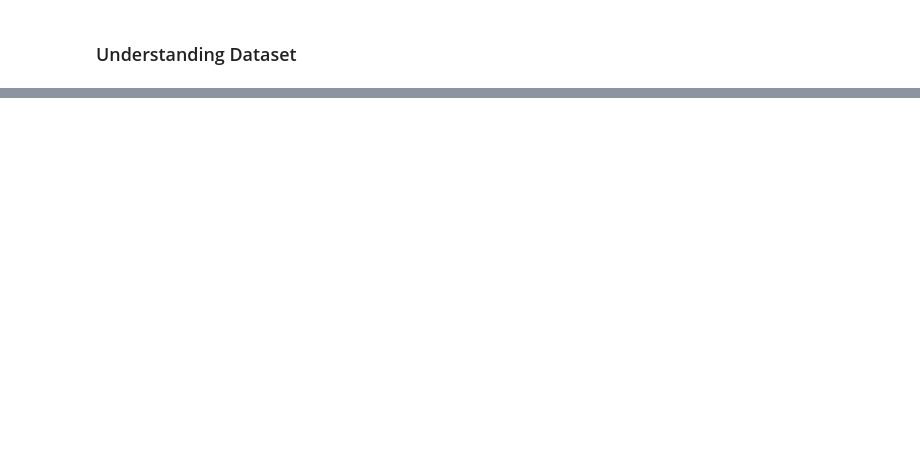
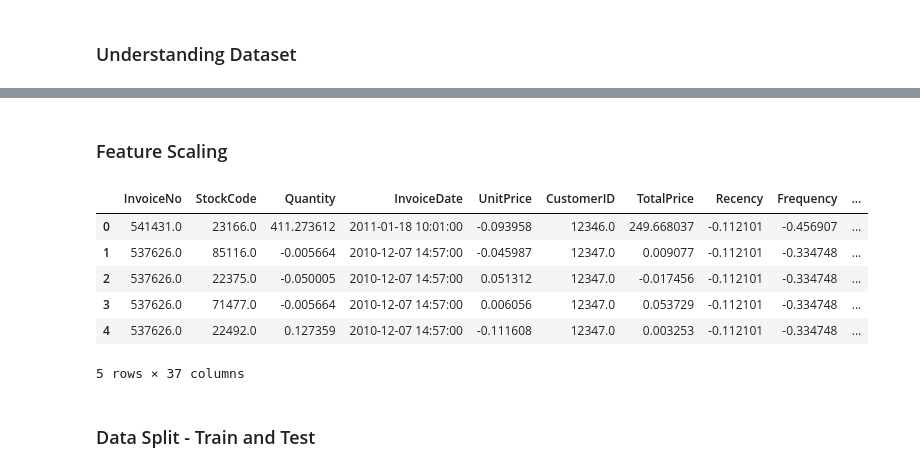
Before and after one commit to Melbinmatheew/Customer-Lifetime-Value-Prediction, a Jupyter notebook: notebook/get_start_ann.ipynb, the cells around one changed output, grey strips where cells are left out. Drawn from its saved outputs; the diff is of its cells as text; code cells hidden in the pictures; blank space fills up the shorter version.

Commit message:
Feature scaling and Feature spliting
- Implement Feature scaling
- Split data into dependent and independent variables
- Select column 'Monetary' for dependent variable.

```diff
--- a/notebook/get_start_ann.ipynb
+++ b/notebook/get_start_ann.ipynb
@@ -113,0 +127,23 @@ memory usage: 102.5+ MB
+# %% [markdown]
+### Feature Scaling
+# %%
+import numpy as np
+from sklearn.preprocessing import StandardScaler
+
+original_cols = ['Monetary', 'TotalPrice', 'Frequency', 'Recency', 'Quantity', 'UnitPrice', 'customer_lifetime_days']
+scaler = StandardScaler()
+
+# Standardize all columns at once (more efficient)
+data[original_cols] = scaler.fit_transform(data[original_cols])
+# %%
+data.head()
+# %% [output]
+|  | InvoiceNo | StockCode | Quantity | InvoiceDate | UnitPrice | CustomerID | TotalPrice | Recency | Frequency | ... |
+| 0 | 541431.0 | 23166.0 | 411.273612 | 2011-01-18 10:01:00 | -0.093958 | 12346.0 | 249.668037 | -0.112101 | -0.456907 | ... |
+| 1 | 537626.0 | 85116.0 | -0.005664 | 2010-12-07 14:57:00 | -0.045987 | 12347.0 | 0.009077 | -0.112101 | -0.334748 | ... |
+| 2 | 537626.0 | 22375.0 | -0.050005 | 2010-12-07 14:57:00 | 0.051312 | 12347.0 | -0.017456 | -0.112101 | -0.334748 | ... |
+| 3 | 537626.0 | 71477.0 | -0.005664 | 2010-12-07 14:57:00 | 0.006056 | 12347.0 | 0.053729 | -0.112101 | -0.334748 | ... |
+| 4 | 537626.0 | 22492.0 | 0.127359 | 2010-12-07 14:57:00 | -0.111608 | 12347.0 | 0.003253 | -0.112101 | -0.334748 | ... |
+5 rows × 37 columns
+# %% [markdown]
+### Data Split - Train and Test
```
Also changed, not shown: parts of 10 cells of this notebook.
